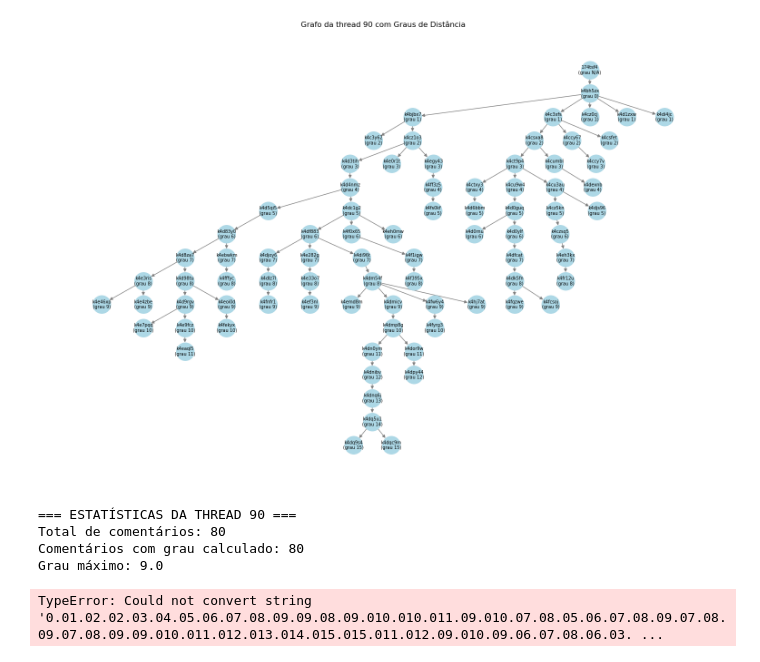
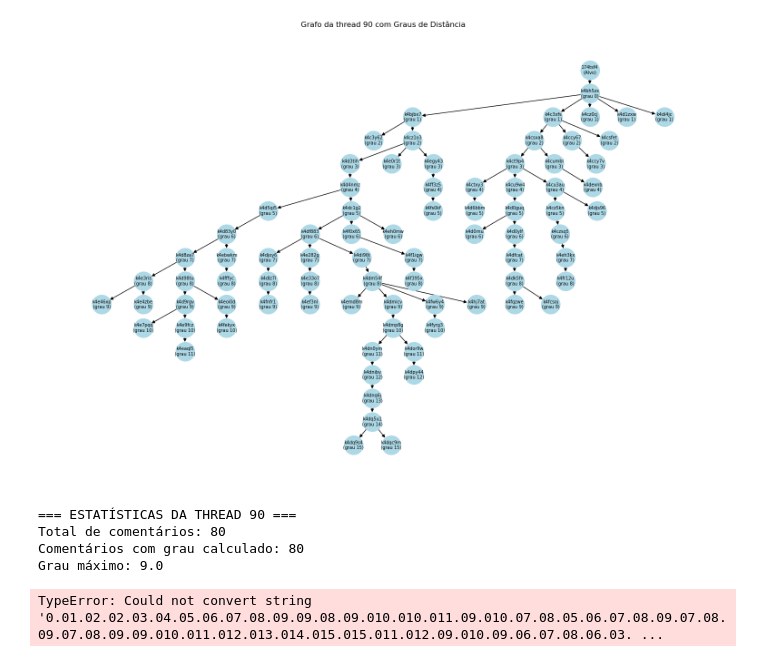
Before and after one commit to moriija/Deteccao-de-Posicionamento, a Jupyter notebook: grau.ipynb, the cells around one changed output. Saved outputs shown, nothing was run; the diff lists cells and outputs as text; code cells hidden in the pictures.

```diff
--- a/grau.ipynb
+++ b/grau.ipynb
@@ -40,43 +40,42 @@ def visualizar_grafo(G, titulo='Grafo de comentários'):
         if pd.notna(grau) and grau != 'N/A':
             labels[node] = f"{node}\n(grau {int(float(grau))})"
         else:
-            labels[node] = f"{node}\n(grau N/A)"
+            labels[node] = f"{node}\n(Alvo)"
 
     # Desenhar o grafo com labels personalizados
     nx.draw(G, pos,
             labels=labels,
-            node_size=800,
+            node_size=900,
             font_size=7,
             arrows=True,
             node_color='lightblue',
-            edge_color='gray',
             with_labels=True)
 
     plt.title(titulo)
     plt.show()
 
 # df de uma thread específica
 thread_id = 90
 df_postagem = df[df['target_id'] == thread_id]  # target_id é o id da thread. Os demais ids em colunas são de comentários em relação a esta.
 
 G_postagem = criar_grafo(df_postagem)
 visualizar_grafo(G_postagem, titulo='Grafo da thread ' + str(thread_id) + ' com Graus de Distância')
 
 # Mostrar estatísticas da thread
 print(f"=== ESTATÍSTICAS DA THREAD {thread_id} ===")
 print(f"Total de comentários: {len(df_postagem)}")
 print(f"Comentários com grau calculado: {df_postagem['grau_distancia'].notna().sum()}")
 print(f"Grau máximo: {df_postagem['grau_distancia'].max()}")
 print(f"Grau médio: {df_postagem['grau_distancia'].mean():.2f}")
 
 # Distribuição dos graus nesta thread
 print("\nDistribuição dos graus:")
 graus_distribuicao = df_postagem['grau_distancia'].value_counts().sort_index()
 for grau, count in graus_distribuicao.items():
     if pd.notna(grau):
         print(f"  Grau {int(grau)}: {count} comentários")
 # %% [output]
-[figure, old version]
+[figure, new version]
 === ESTATÍSTICAS DA THREAD 90 ===
 Total de comentários: 80
 Comentários com grau calculado: 80
```
Also changed, not shown: 3 other files.
